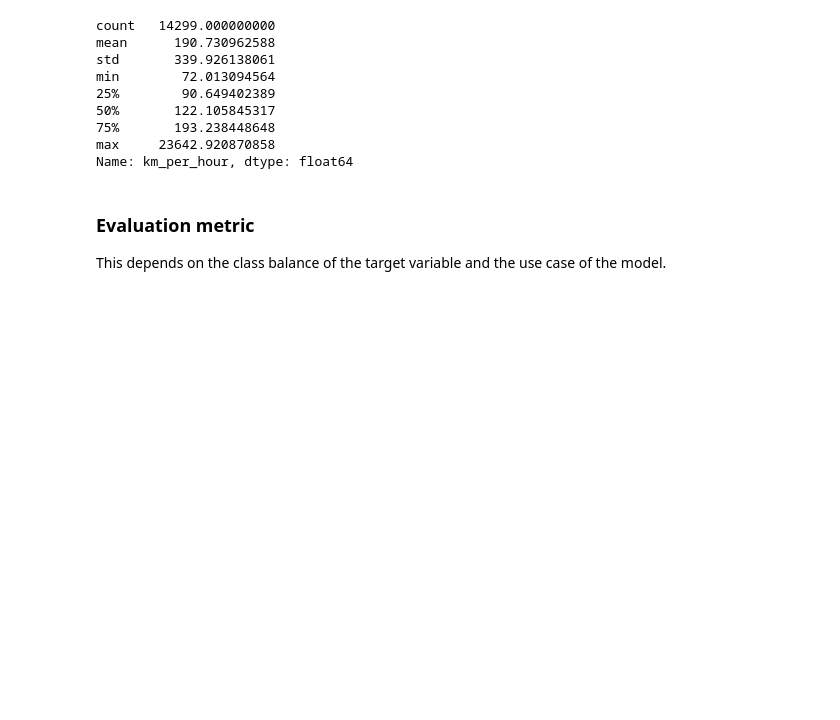
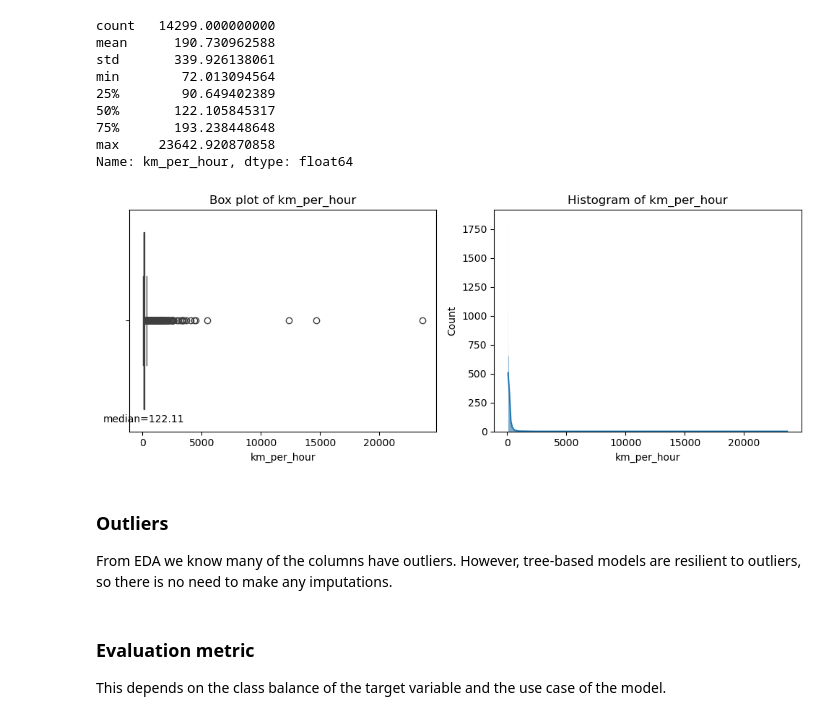
Before and after one commit to fvalerii/Waze, a Jupyter notebook: waze-churn-project.ipynb, the cells around one changed output. Drawn from its saved outputs; the diff is of its cells as text; code cells hidden in the pictures; blank space fills up the shorter version.

```diff
--- a/waze-churn-project.ipynb
+++ b/waze-churn-project.ipynb
@@ -1391,6 +1415,27 @@ min        72.013094564
 75%       193.238448648
 max     23642.920870858
 Name: km_per_hour, dtype: float64
+# %%
+# Box plot
+fig, axs = plt.subplots(1,2, figsize=(10,4))
+median = round(np.median(df_tm['km_per_hour']),2)
+sns.boxplot(data = df_tm,
+           x = 'km_per_hour', ax = axs[0])
+axs[0].set_title('Box plot of km_per_hour')
+axs[0].text(median, 0.46 , f'median={median:.2f}', ha='center')
+
+# Histogram
+axs[1] = sns.histplot(data = df_tm,
+             x = 'km_per_hour', kde=True, ax = axs[1])
+axs[1].set_title('Histogram of km_per_hour')
+
+plt.tight_layout()
+plt.show()
+# %% [output]
+[figure, added]
+# %% [markdown]
+### **Outliers**
+From EDA we know many of the columns have outliers. However, tree-based models are resilient to outliers, so there is no need to make any imputations.
 # %% [markdown]
 ### **Evaluation metric**
 This depends on the class balance of the target variable and the use case of the model.
```
Also changed, not shown: parts of 37 cells of this notebook.
